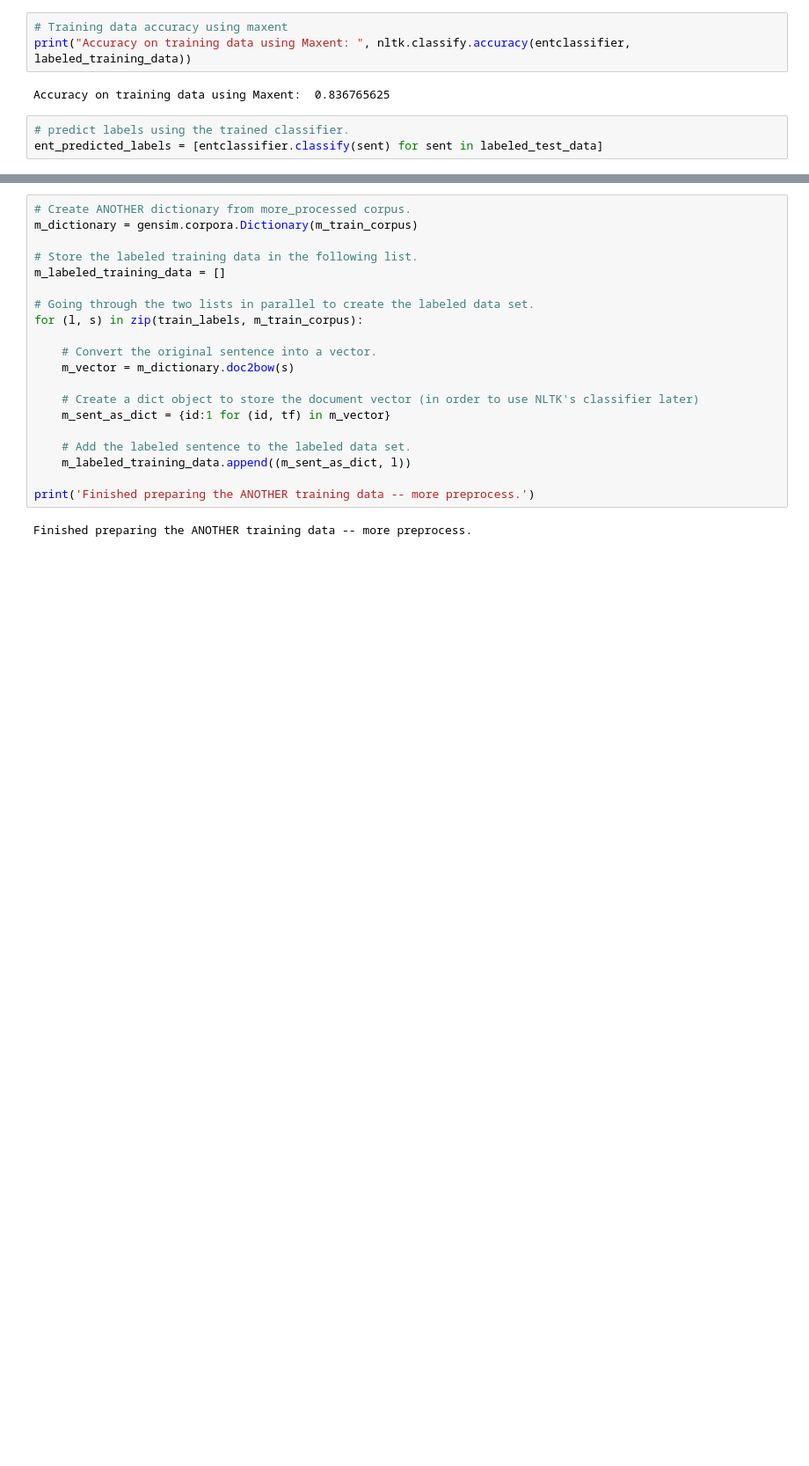
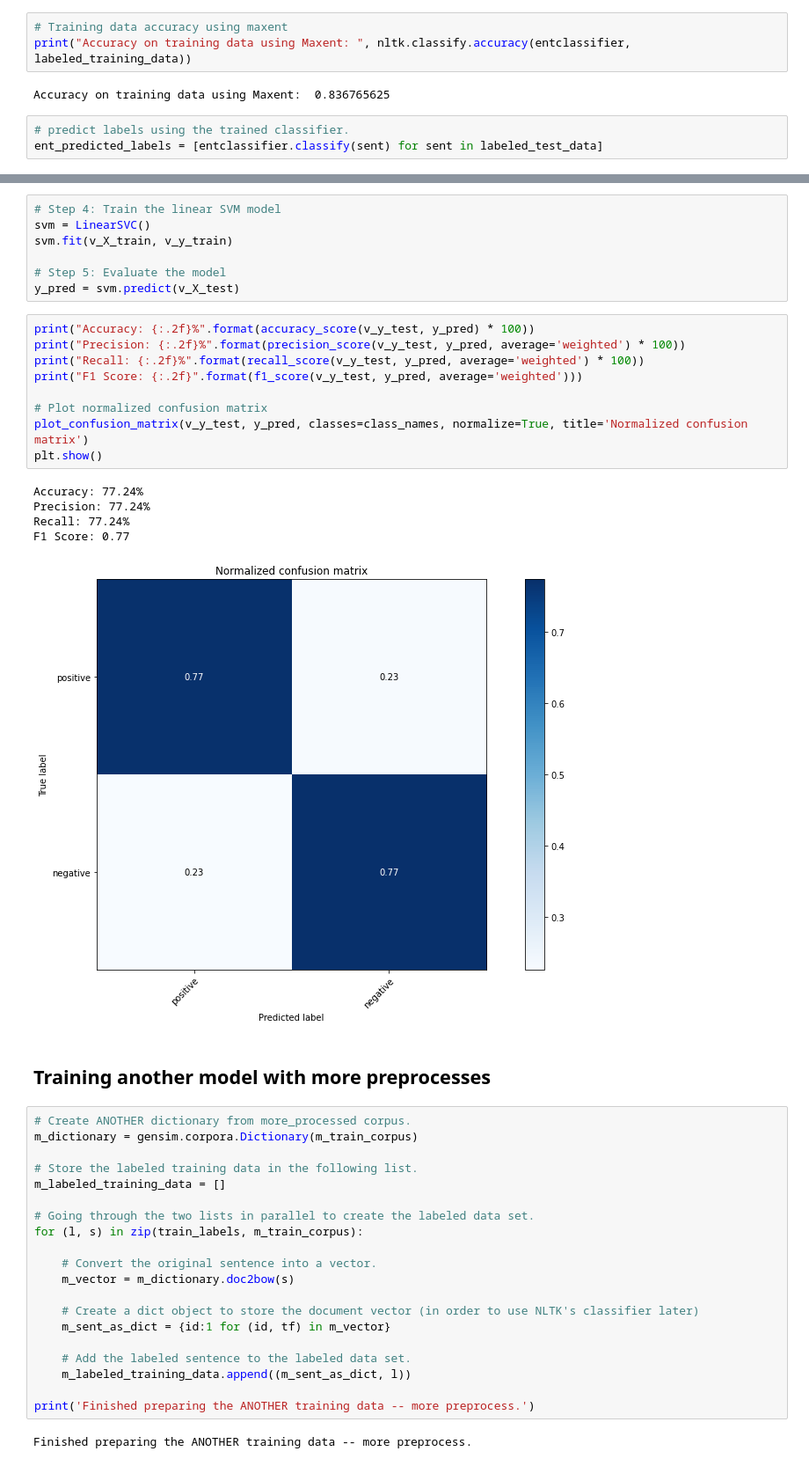
Before and after one commit to alvinngow/text-mining, a Jupyter notebook: data/sentiment analysis v3.ipynb, the cells around one changed output, grey strips where cells are left out. Shown: that part at 88% size. Cells and saved outputs as stored; diff of their text form; blank space fills up the shorter version.

```diff
--- a/data/sentiment analysis v3.ipynb
+++ b/data/sentiment analysis v3.ipynb
@@ -315,3 +390,29 @@ plt.show()
+# %%
+# Step 4: Train the linear SVM model
+svm = LinearSVC()
+svm.fit(v_X_train, v_y_train)
+
+# Step 5: Evaluate the model
+y_pred = svm.predict(v_X_test)
+# %%
+print("Accuracy: {:.2f}%".format(accuracy_score(v_y_test, y_pred) * 100))
+print("Precision: {:.2f}%".format(precision_score(v_y_test, y_pred, average='weighted') * 100))
+print("Recall: {:.2f}%".format(recall_score(v_y_test, y_pred, average='weighted') * 100))
+print("F1 Score: {:.2f}".format(f1_score(v_y_test, y_pred, average='weighted')))
+
+# Plot normalized confusion matrix
+plot_confusion_matrix(v_y_test, y_pred, classes=class_names, normalize=True, title='Normalized confusion matrix')
+plt.show()
+# %% [output]
+Accuracy: 77.24%
+Precision: 77.24%
+Recall: 77.24%
+F1 Score: 0.77
+[figure, added]
+# %% [markdown]
+
+
+## Training another model with more preprocesses
 # %%
 # Create ANOTHER dictionary from more_processed corpus.
 m_dictionary = gensim.corpora.Dictionary(m_train_corpus)
```
Also changed, not shown: parts of 30 cells of this notebook, 1 other file.
